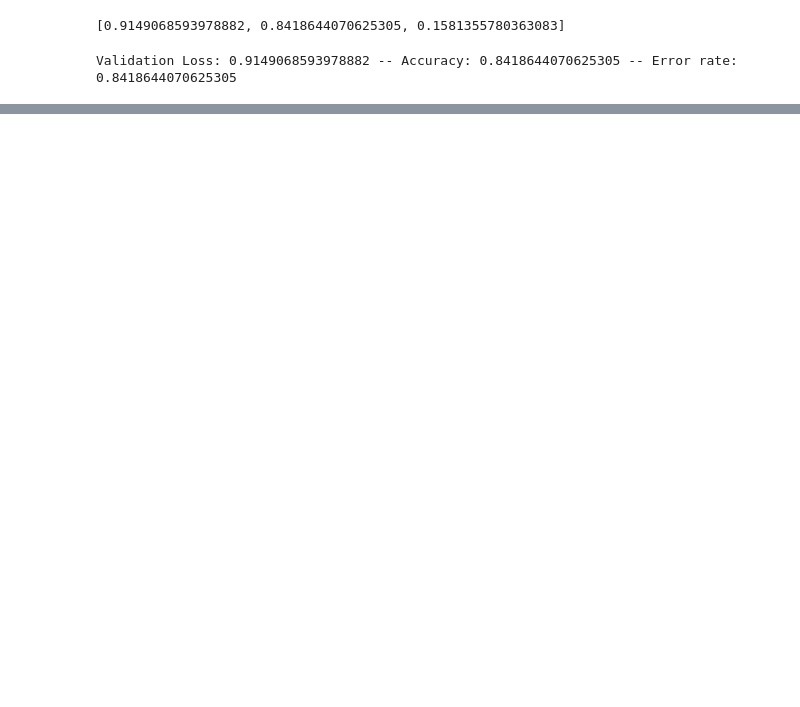
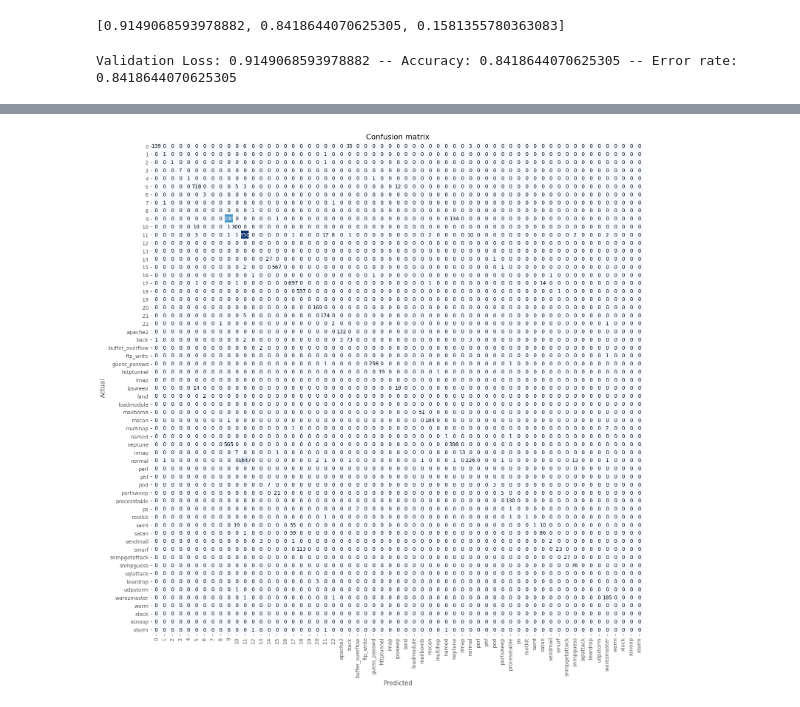
Before and after one commit to Eddy-Emmanuel/Anomaly-Detection-FastAI, a Jupyter notebook: Anomaly_Detection.ipynb, the cells around one changed output, grey strips where cells are left out. Drawn from its saved outputs; the diff is of its cells as text; code cells hidden in the pictures; blank space fills up the shorter version.

```diff
--- a/Anomaly_Detection.ipynb
+++ b/Anomaly_Detection.ipynb
@@ -350,0 +412,2 @@ anomaly_learner.export("anomaly_learner.pkl")
+# %%
+interpreter = ClassificationInterpretation.from_learner(comb_anomaly_learner)
@@ -350,0 +416,3 @@ anomaly_learner.export("anomaly_learner.pkl")
+# %%
+interpreter.plot_confusion_matrix(figsize=(15, 15))
+# %% [output]
@@ -350,0 +420 @@ anomaly_learner.export("anomaly_learner.pkl")
+[figure, added]
```
Also changed, not shown: parts of 12 cells of this notebook.
